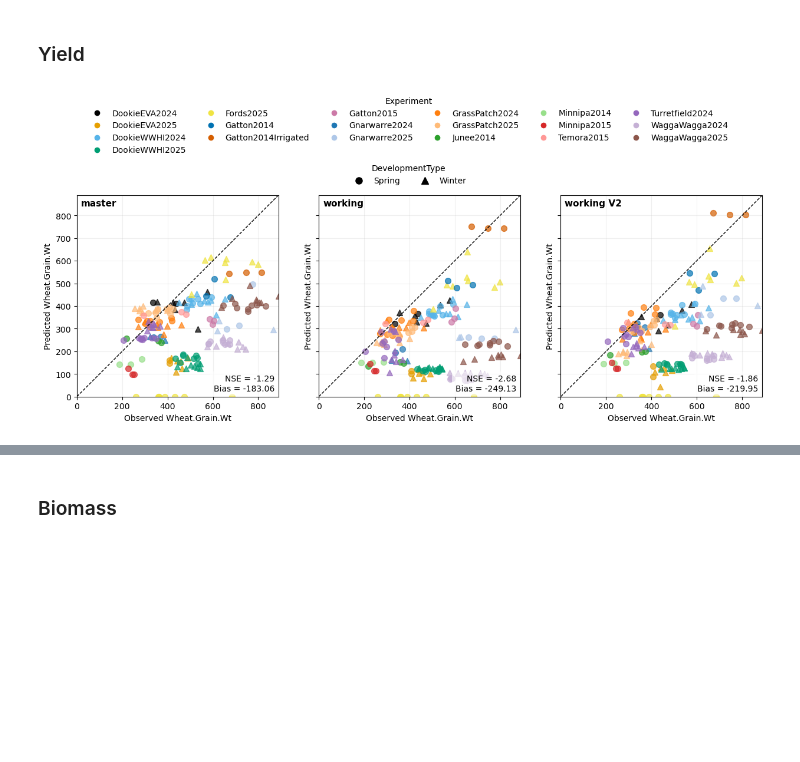
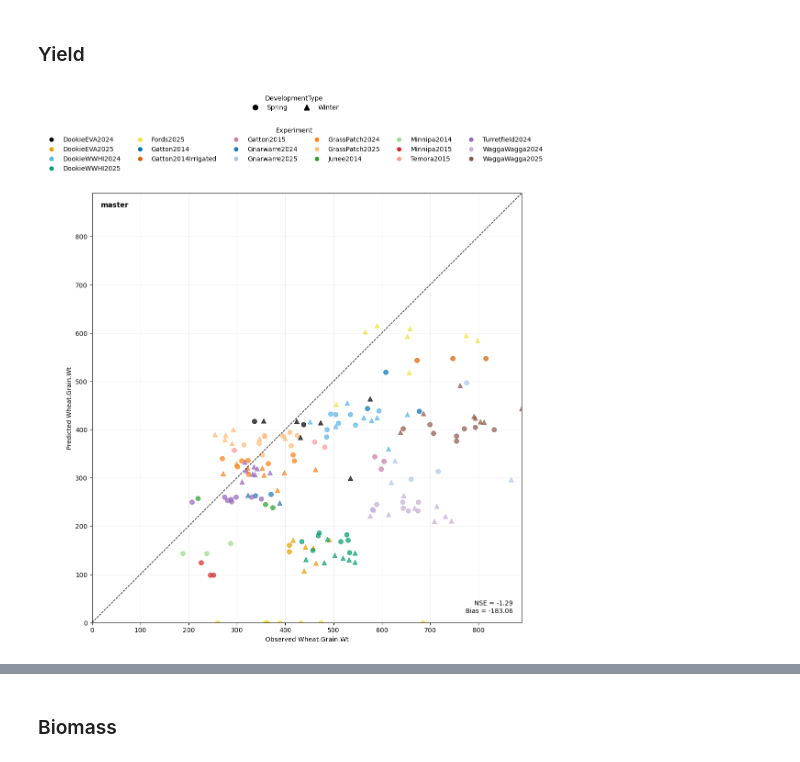
Before and after one commit to HamishBrownPFR/APSIMTools, a Jupyter notebook: GraphLib/ApsimAgregateLib.ipynb, the cells around one changed output, grey strips where cells are left out. Drawn from its saved outputs; the diff is of its cells as text; code cells hidden in the pictures; blank space fills up the shorter version.

Commit message:
improve high scaling and legend position

```diff
--- a/GraphLib/ApsimAgregateLib.ipynb
+++ b/GraphLib/ApsimAgregateLib.ipynb
@@ -1406,8 +1419,8 @@ BRANCHES = {
 # ======================
 
 # Options:
-#RUN_BRANCHES = []                    # run nothing (use existing DBs)
-RUN_BRANCHES = list(BRANCHES.keys())   # run all branches
+RUN_BRANCHES = []                    # run nothing (use existing DBs)
+#RUN_BRANCHES = list(BRANCHES.keys())   # run all branches
 #RUN_BRANCHES = ["master"]
 #RUN_BRANCHES = ["working"]
 #RUN_BRANCHES = ["working V2"]
@@ -1601,17 +1614,17 @@ Turretfield2024.apsimx tables: ['_Factors', '_InitialConditions', '_Messages', '
 # %%
 graph = plot_obs_pred_by_branch(
     tidy = tidy,
     config = CONFIG,
     variable = "Wheat.Grain.Wt",
     mode='harvest',
-    #filters = {"ProjectGroup":['WWHI']},
+    filters = {"branch":['master']},
     color_by = "Experiment",
     marker_by = "DevelopmentType",
     size_by=None
 )
 graph.savefig("Yield WWHI.jpg")
 # %% [output]
-[figure, old version]
+[figure, new version]
 # %%
 graph = plot_obs_pred_by_branch(
     tidy = tidy,
```
Also changed, not shown: parts of 8 cells of this notebook, 1 other file.
